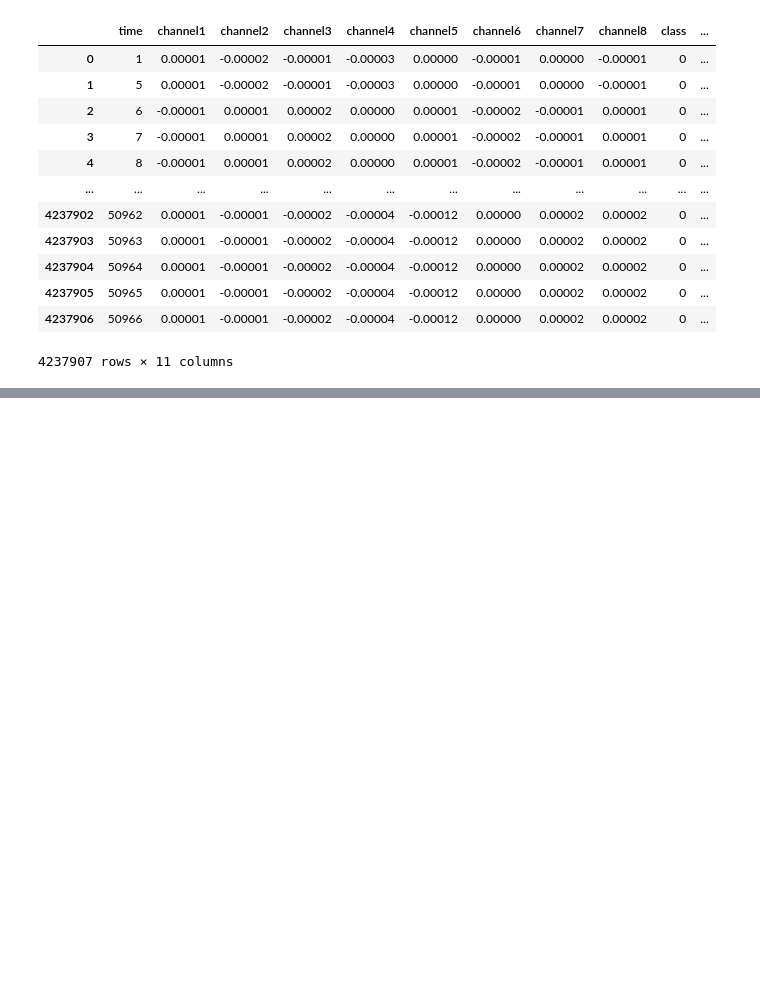
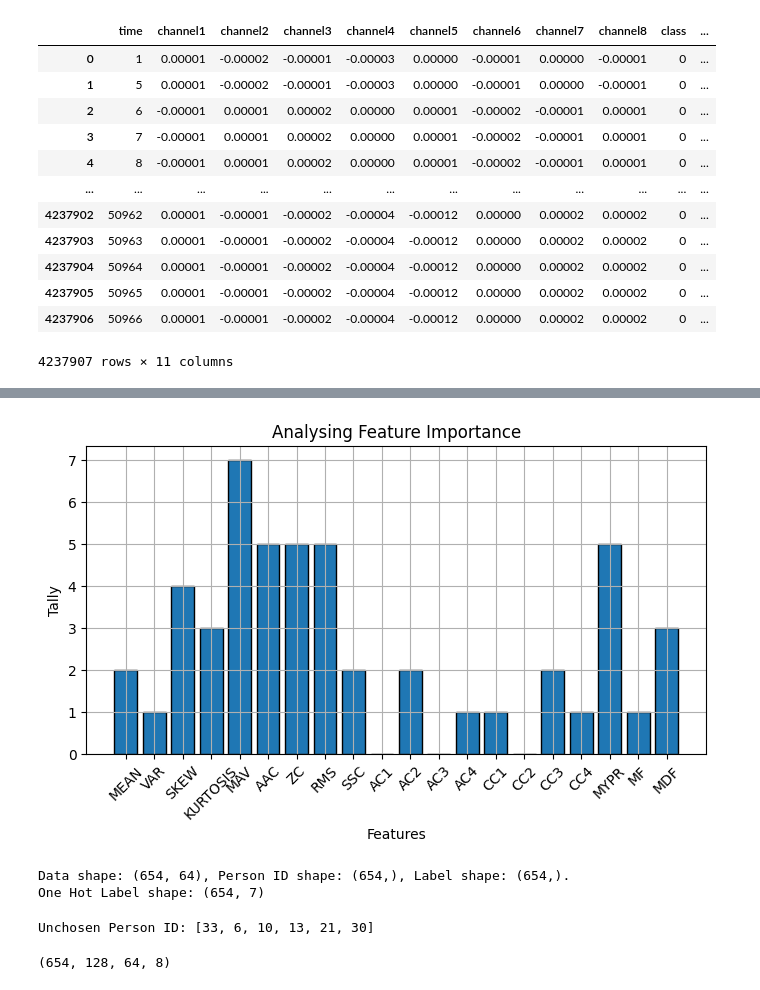
Before and after one commit to omkarpatil06/s-s_emg, a Jupyter notebook: emg.ipynb, the cells around one changed output, grey strips where cells are left out. Saved outputs shown, nothing was run; the diff lists cells and outputs as text; code cells hidden in the pictures; blank space fills up the shorter version.

```diff
--- a/emg.ipynb
+++ b/emg.ipynb
@@ -178,0 +119,38 @@ Accuracy: 0.8278
+# %%
+if feature_flag:
+    f_range = np.arange(0, 20, 1)
+    X, person_id, y = fe.extract_features_from_recordings(X_df, f_range)
+    decision_clf = DecisionTreeClassifier(random_state=42)
+    decision_clf.fit(X, y)
+    feature_importances = decision_clf.feature_importances_.reshape(8, 20)
+    feature_tally = np.sum(np.where(feature_importances > 0, 1, 0), axis=0)
+# %%
+if feature_flag:
+    fig, ax = plt.subplots(figsize=(8, 4))
+    plt.bar(categories, feature_tally, edgecolor='black')
+    plt.xlabel('Features')
+    plt.ylabel('Tally')
+    plt.title('Analysing Feature Importance')
+    plt.xticks(rotation=45)
+    plt.grid()
+    plt.show()
+# %% [output]
+[figure, added]
+# %%
+feature_selection = [0, 1, 4, 5, 7, 8, 17, 19]
+X, person_id, y = fe.extract_features_from_recordings(X_df, feature_selection)
+print(f"Data shape: {X.shape}, Person ID shape: {person_id.shape}, Label shape: {y.shape}.")
+y_oh = pd.get_dummies(y)
+print(f'One Hot Label shape: {y_oh.shape}')
+# %% [output]
+Data shape: (654, 64), Person ID shape: (654,), Label shape: (654,).
+One Hot Label shape: (654, 7)
+# %%
+random.seed(42)
+numbers = list(range(1, 37))
+numbers.remove(30)
+chosen_id = random.sample(numbers, 30)
+unchosen_id = list(set(range(1, 37)) - set(chosen_id))
+print(f'Unchosen Person ID: {unchosen_id}')
+# %% [output]
+Unchosen Person ID: [33, 6, 10, 13, 21, 30]
@@ -178,0 +240,20 @@ Accuracy: 0.8278
+# %%
+X_cnn, person_id_cnn, y_cnn = fe.process_all_recordings(X_df, 256, 22)
+print(X_cnn.shape)
+y_cnn = np.array([int(label-1) for label in y_cnn])
+
+# Training Set
+X_cnn_train = X_cnn[np.isin(person_id_cnn, chosen_id)].astype(float)
+y_cnn_train = y_cnn[np.isin(person_id_cnn, chosen_id)]
+y_oh_cnn_train = y_oh[np.isin(person_id_cnn, chosen_id)]
+person_id_cnn_train = person_id_cnn[np.isin(person_id_cnn, chosen_id)]
+
+# Testing Set
+X_cnn_test = X_cnn[np.isin(person_id_cnn, unchosen_id)].astype(float)
+y_cnn_test = y_cnn[np.isin(person_id_cnn, unchosen_id)]
+y_oh_cnn_test = y_oh[np.isin(person_id_cnn, unchosen_id)]
+person_id_cnn_test = person_id_cnn[np.isin(person_id_cnn, unchosen_id)]
+
+X_cnn_train, y_cnn_train = shuffle(X_cnn_train, y_cnn_train, random_state=42)
+# %% [output]
+(654, 128, 64, 8)
```
Also changed, not shown: parts of 66 cells of this notebook, 8 other files.
